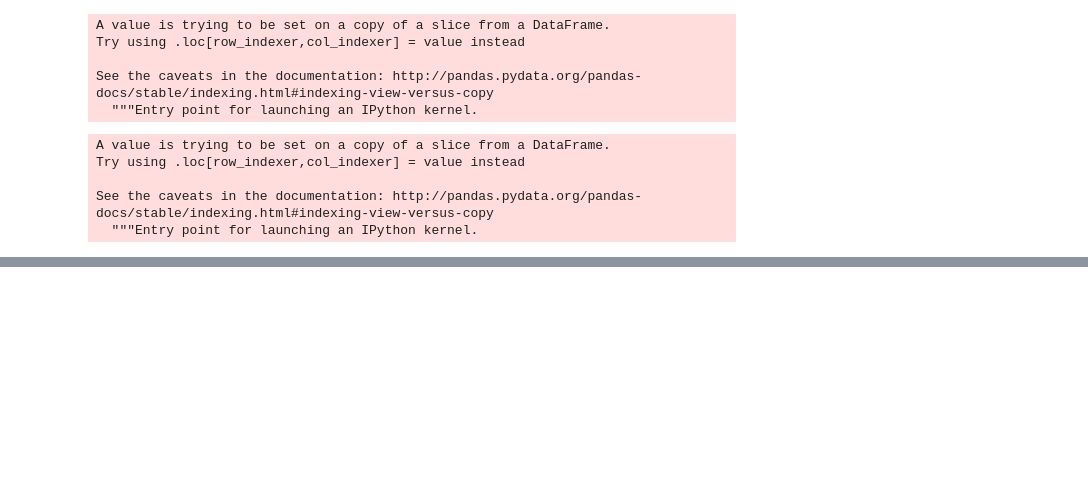
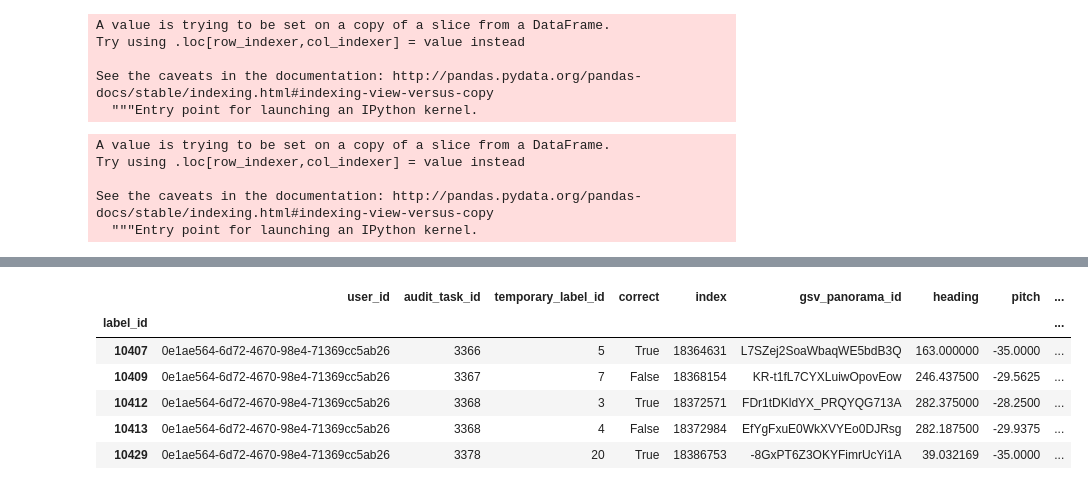
Before and after one commit to ProjectSidewalk/sidewalk-quality-analysis, a Jupyter notebook: label-position-analysis-neil.ipynb, the cells around one changed output, grey strips where cells are left out. Drawn from its saved outputs; the diff is of its cells as text; code cells hidden in the pictures; blank space fills up the shorter version.

```diff
--- a/label-position-analysis-neil.ipynb
+++ b/label-position-analysis-neil.ipynb
@@ -177,7 +150,21 @@ def dist_prox(row):
             'distance': -1,
             'percent': -1
         })
+# %%
+labels_joined = labels_joined.join(labels_joined.apply(dist_prox, axis=1))
+# %%
+def dist_to_street(row):
+    try:
+        return pd.Series({
+            'dist_to_street': intersection_proximity.compute_dist_to_street(row.lat, row.lng)
+        })
+    except Exception:
+        return pd.Series({
+            'dist_to_street': -1
+        })
+# %%
+labels_joined = labels_joined.join(labels_joined.apply(dist_to_street, axis=1))
 # %%
 le = preprocessing.LabelEncoder()
 # transform label_type into an int
-labels_joined['label_id'] = le.fit_transform(labels_joined['labelType'])
+labels_joined['label_type'] = le.fit_transform(labels_joined['labelType'])
@@ -185,0 +175,10 @@ labels_joined['label_id'] = le.fit_transform(labels_joined['labelType'])
+# %%
+labels_joined.head()
+# %% [output]
+|  | user_id | audit_task_id | temporary_label_id | correct | index | gsv_panorama_id | heading | pitch | ... |
+| label_id |  |  |  |  |  |  |  |  | ... |
+| 10407 | 0e1ae564-6d72-4670-98e4-71369cc5ab26 | 3366 | 5 | True | 18364631 | L7SZej2SoaWbaqWE5bdB3Q | 163.000000 | -35.0000 | ... |
+| 10409 | 0e1ae564-6d72-4670-98e4-71369cc5ab26 | 3367 | 7 | False | 18368154 | KR-t1fL7CYXLuiwOpovEow | 246.437500 | -29.5625 | ... |
+| 10412 | 0e1ae564-6d72-4670-98e4-71369cc5ab26 | 3368 | 3 | True | 18372571 | FDr1tDKldYX_PRQYQG713A | 282.375000 | -28.2500 | ... |
+| 10413 | 0e1ae564-6d72-4670-98e4-71369cc5ab26 | 3368 | 4 | False | 18372984 | EfYgFxuE0WkXVYEo0DJRsg | 282.187500 | -29.9375 | ... |
+| 10429 | 0e1ae564-6d72-4670-98e4-71369cc5ab26 | 3378 | 20 | True | 18386753 | -8GxPT6Z3OKYFimrUcYi1A | 39.032169 | -35.0000 | ... |
```
Also changed, not shown: parts of 37 cells of this notebook.
